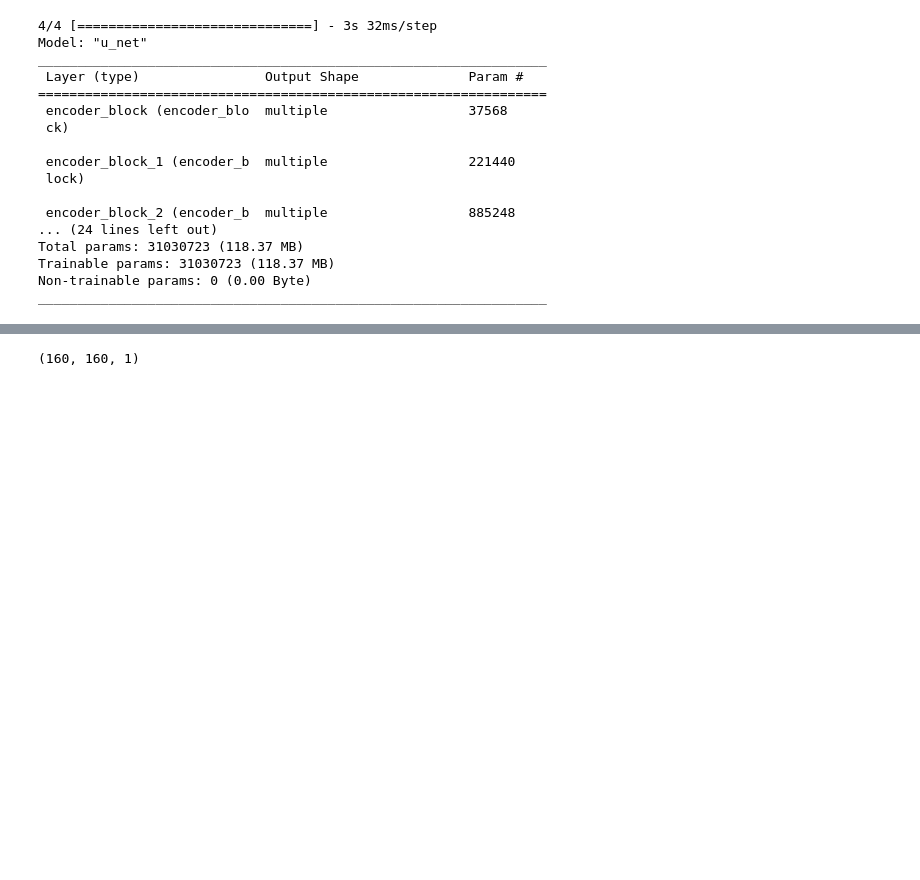
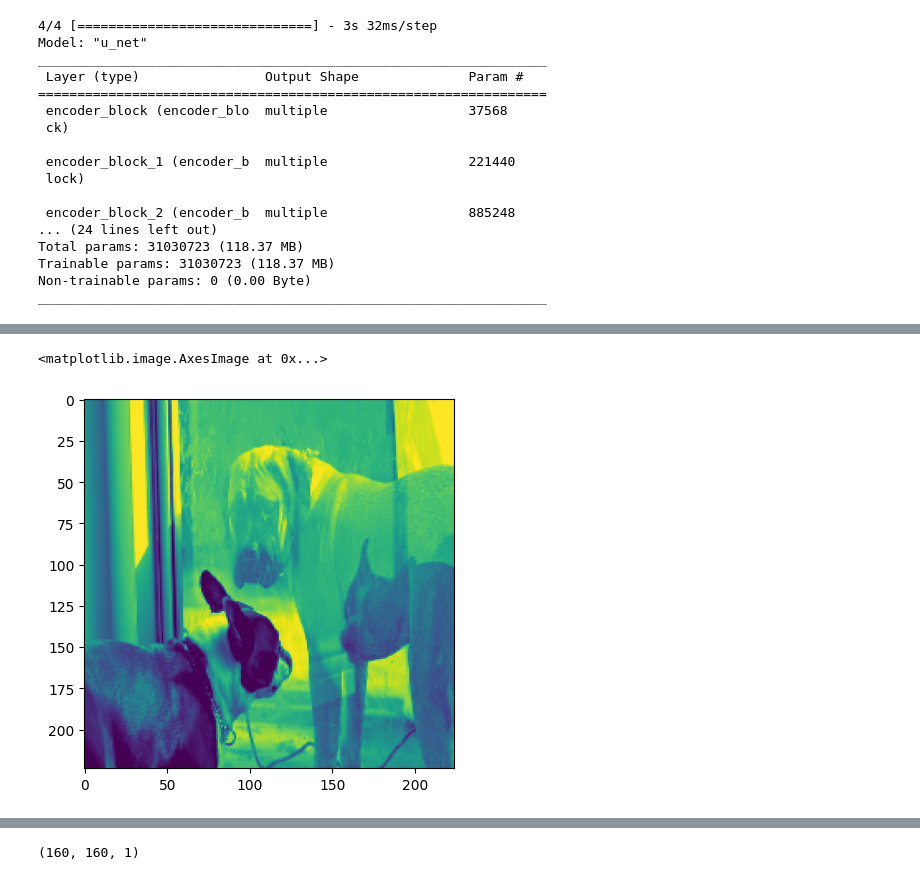
Before and after one commit to Yug-Oswal/imagenet-imagecoloring, a Jupyter notebook: imagecolor-init.ipynb, the cells around one changed output, grey strips where cells are left out. Cells and saved outputs as stored; diff of their text form; code cells hidden in the pictures; blank space fills up the shorter version.

```diff
--- a/imagecolor-init.ipynb
+++ b/imagecolor-init.ipynb
@@ -198,0 +209,5 @@ Epoch 4/10
+# %%
+plt.imshow(batch[0][4])
+# %% [output]
+<matplotlib.image.AxesImage at 0x...>
+[figure, added]
```
Also changed, not shown: parts of 15 cells of this notebook.
